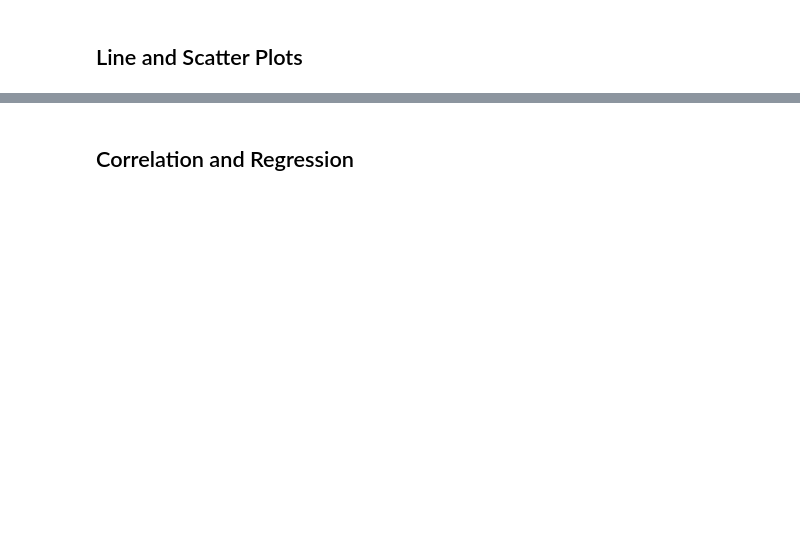
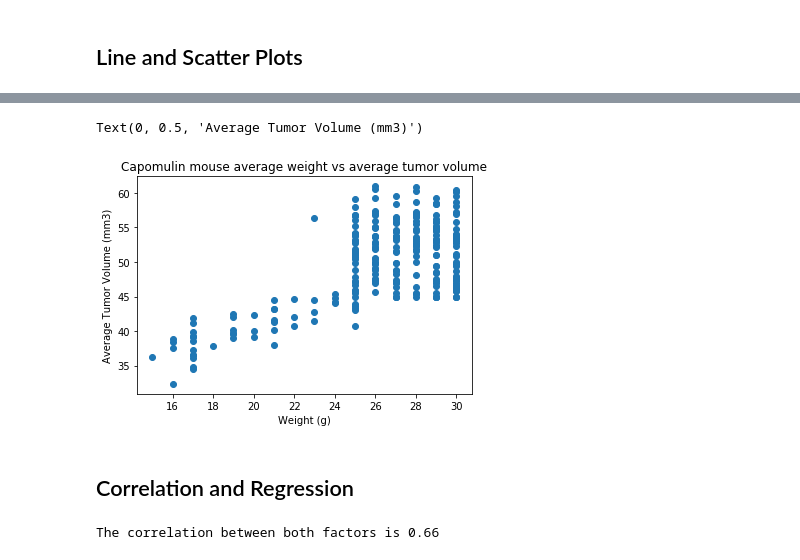
Before and after one commit to Aschaefer152/matplotlib-challenge, a Jupyter notebook: Pymaceuticals/pymaceuticals_starter.ipynb, the cells around one changed output, grey strips where cells are left out. Drawn from its saved outputs; the diff is of its cells as text; code cells hidden in the pictures; blank space fills up the shorter version.

```diff
--- a/Pymaceuticals/pymaceuticals_starter.ipynb
+++ b/Pymaceuticals/pymaceuticals_starter.ipynb
@@ -297,5 +302,24 @@ plt.boxplot(tumor_data)
+# %%
+# Generate a scatter plot of mouse weight versus average tumor volume for the Capomulin regimen
+#filter data by Mouse Id mean
+capomulin_average=clean_data.groupby(['Mouse ID']).mean()
+
+#create the scatter plot
+plt.scatter(capomulin_average['Weight (g)'], capomulin_average['Tumor Volume (mm3)'])
+
+#create labels
+plt.title('Capomulin mouse average weight vs average tumor volume')
+plt.xlabel('Weight (g)')
+plt.ylabel('Average Tumor Volume (mm3)')
+# %% [output]
+Text(0, 0.5, 'Average Tumor Volume (mm3)')
+[figure, added]
 # %% [markdown]
 ## Correlation and Regression
 # %%
 # Calculate the correlation coefficient and linear regression model
 # for mouse weight and average tumor volume for the Capomulin regimen
+correlation=round(st.pearsonr(capomulin_average['Weight (g)'], capomulin_average['Tumor Volume (mm3)'])[0],2)
+print(f"The correlation between both factors is {correlation}")
+# %% [output]
+The correlation between both factors is 0.66
```
Also changed, not shown: parts of 5 cells of this notebook.
